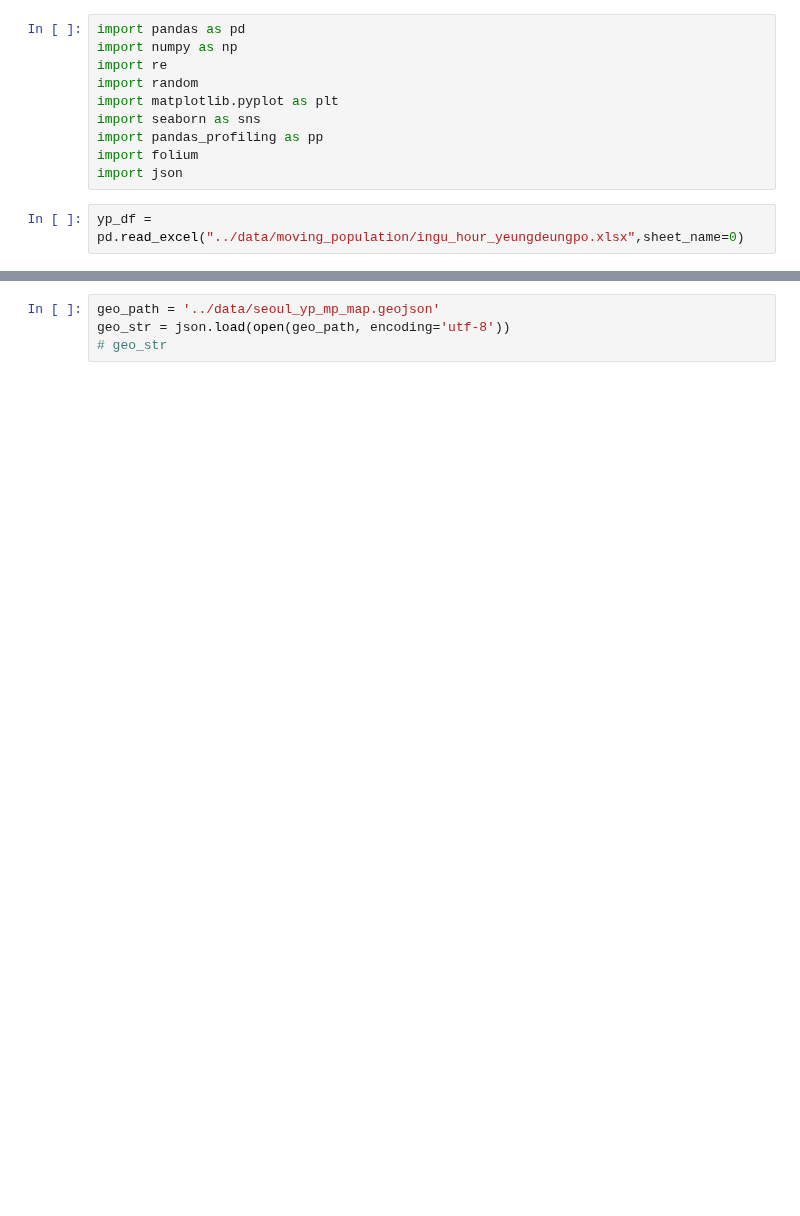
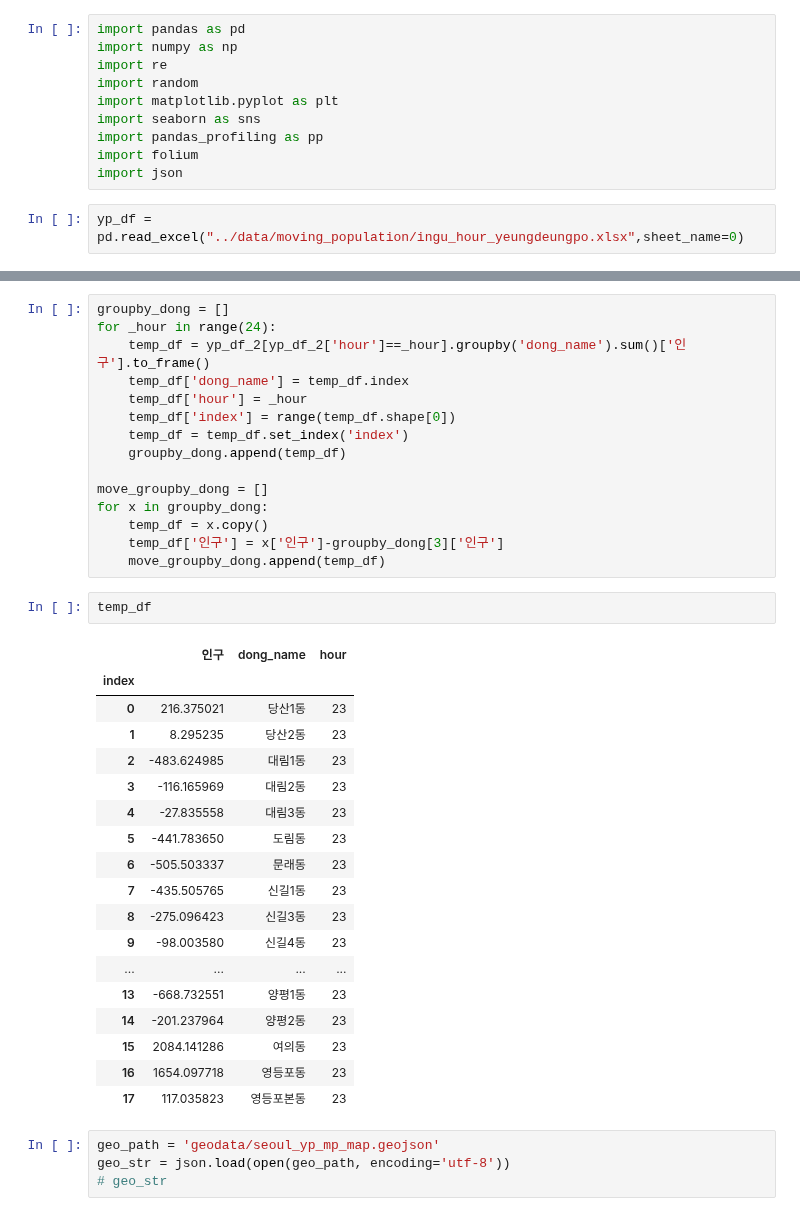
Before and after one commit to Edwardkim0/Place_trend_analysis, a Jupyter notebook: eda_map.ipynb, the cells around one changed output, grey strips where cells are left out. Saved outputs shown, nothing was run; the diff lists cells and outputs as text; blank space fills up the shorter version.

```diff
--- a/eda_map.ipynb
+++ b/eda_map.ipynb
@@ -29,5 +72,41 @@ yp_df
+# %%
+groupby_dong = []
+for _hour in range(24):
+    temp_df = yp_df_2[yp_df_2['hour']==_hour].groupby('dong_name').sum()['인구'].to_frame()
+    temp_df['dong_name'] = temp_df.index
+    temp_df['hour'] = _hour
+    temp_df['index'] = range(temp_df.shape[0])
+    temp_df = temp_df.set_index('index')
+    groupby_dong.append(temp_df)
+
+move_groupby_dong = []
+for x in groupby_dong:
+    temp_df = x.copy()
+    temp_df['인구'] = x['인구']-groupby_dong[3]['인구']
+    move_groupby_dong.append(temp_df)
+# %%
+temp_df
+# %% [output]
+|  | 인구 | dong_name | hour |
+| index |  |  |  |
+| 0 | 216.375021 | 당산1동 | 23 |
+| 1 | 8.295235 | 당산2동 | 23 |
+| 2 | -483.624985 | 대림1동 | 23 |
+| 3 | -116.165969 | 대림2동 | 23 |
+| 4 | -27.835558 | 대림3동 | 23 |
+| 5 | -441.783650 | 도림동 | 23 |
+| 6 | -505.503337 | 문래동 | 23 |
+| 7 | -435.505765 | 신길1동 | 23 |
+| 8 | -275.096423 | 신길3동 | 23 |
+| 9 | -98.003580 | 신길4동 | 23 |
+| ... | ... | ... | ... |
+| 13 | -668.732551 | 양평1동 | 23 |
+| 14 | -201.237964 | 양평2동 | 23 |
+| 15 | 2084.141286 | 여의동 | 23 |
+| 16 | 1654.097718 | 영등포동 | 23 |
+| 17 | 117.035823 | 영등포본동 | 23 |
 # %%
-geo_path = '../data/seoul_yp_mp_map.geojson'
+geo_path = 'geodata/seoul_yp_mp_map.geojson'
 geo_str = json.load(open(geo_path, encoding='utf-8'))
 # geo_str
 # %%
```
Also changed, not shown: parts of 10 cells of this notebook.
